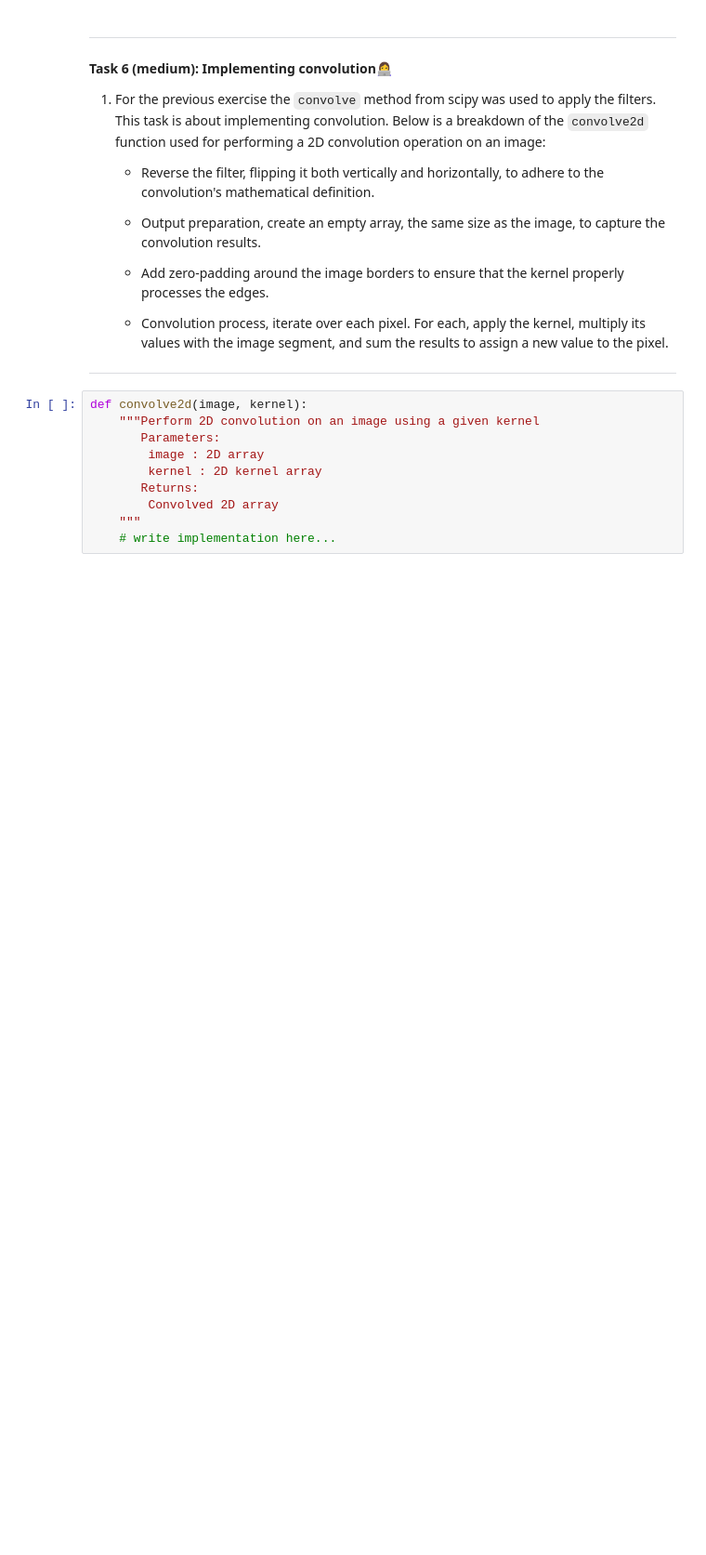
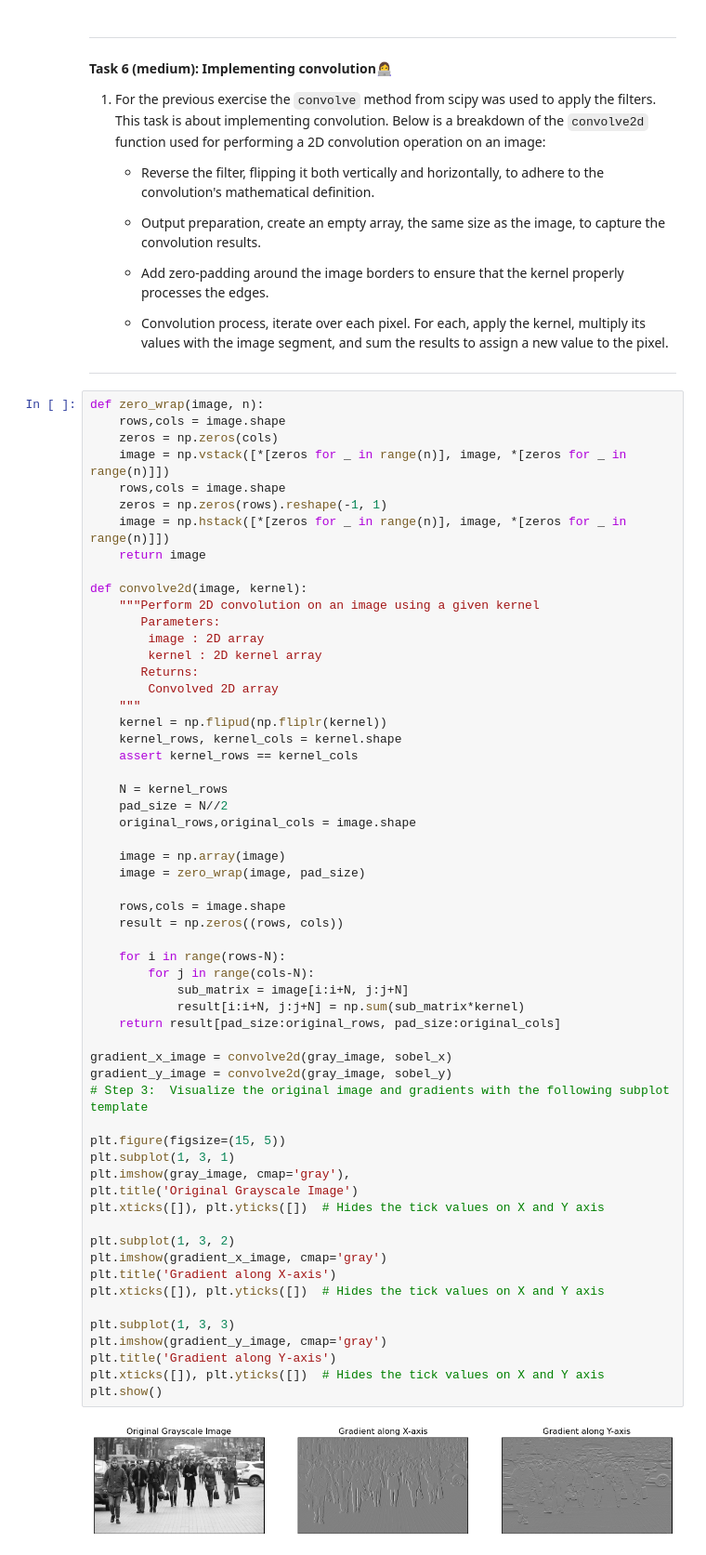
Before and after one commit to AlbertRossJoh/MLintro, a Jupyter notebook: ex_8/02-filter_basics.ipynb, the cells around one changed output. Shown at 93% size. Saved outputs shown, nothing was run; the diff lists cells and outputs as text; blank space fills up the shorter version.

```diff
--- a/ex_8/02-filter_basics.ipynb
+++ b/ex_8/02-filter_basics.ipynb
@@ -420,12 +420,62 @@ plt.show()
 
 ---
 # %%
+def zero_wrap(image, n):
+    rows,cols = image.shape
+    zeros = np.zeros(cols)
+    image = np.vstack([*[zeros for _ in range(n)], image, *[zeros for _ in range(n)]])
+    rows,cols = image.shape
+    zeros = np.zeros(rows).reshape(-1, 1)
+    image = np.hstack([*[zeros for _ in range(n)], image, *[zeros for _ in range(n)]])
+    return image
+
 def convolve2d(image, kernel):
     """Perform 2D convolution on an image using a given kernel
        Parameters:
         image : 2D array
         kernel : 2D kernel array
        Returns:
         Convolved 2D array
     """
-    # write implementation here...
+    kernel = np.flipud(np.fliplr(kernel))
+    kernel_rows, kernel_cols = kernel.shape
+    assert kernel_rows == kernel_cols
+
+    N = kernel_rows
+    pad_size = N//2
+    original_rows,original_cols = image.shape
+
+    image = np.array(image)
+    image = zero_wrap(image, pad_size)
+
+    rows,cols = image.shape
+    result = np.zeros((rows, cols))
+
+    for i in range(rows-N):
+        for j in range(cols-N):
+            sub_matrix = image[i:i+N, j:j+N]
+            result[i:i+N, j:j+N] = np.sum(sub_matrix*kernel)
+    return result[pad_size:original_rows, pad_size:original_cols]
+
+gradient_x_image = convolve2d(gray_image, sobel_x)
+gradient_y_image = convolve2d(gray_image, sobel_y)
+# Step 3:  Visualize the original image and gradients with the following subplot template
+
+plt.figure(figsize=(15, 5))
+plt.subplot(1, 3, 1)
+plt.imshow(gray_image, cmap='gray'),
+plt.title('Original Grayscale Image')
+plt.xticks([]), plt.yticks([])  # Hides the tick values on X and Y axis
+
+plt.subplot(1, 3, 2)
+plt.imshow(gradient_x_image, cmap='gray')
+plt.title('Gradient along X-axis')
+plt.xticks([]), plt.yticks([])  # Hides the tick values on X and Y axis
+
+plt.subplot(1, 3, 3)
+plt.imshow(gradient_y_image, cmap='gray')
+plt.title('Gradient along Y-axis')
+plt.xticks([]), plt.yticks([])  # Hides the tick values on X and Y axis
+plt.show()
+# %% [output]
+[figure, added]
```
